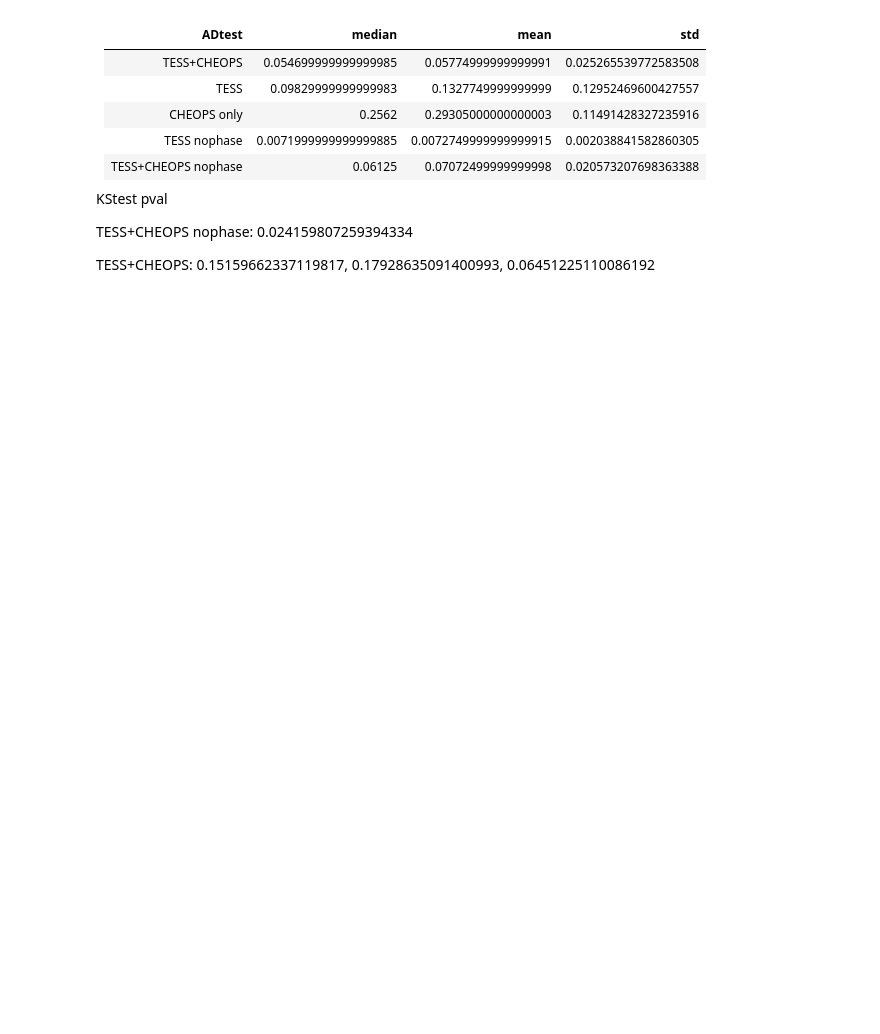
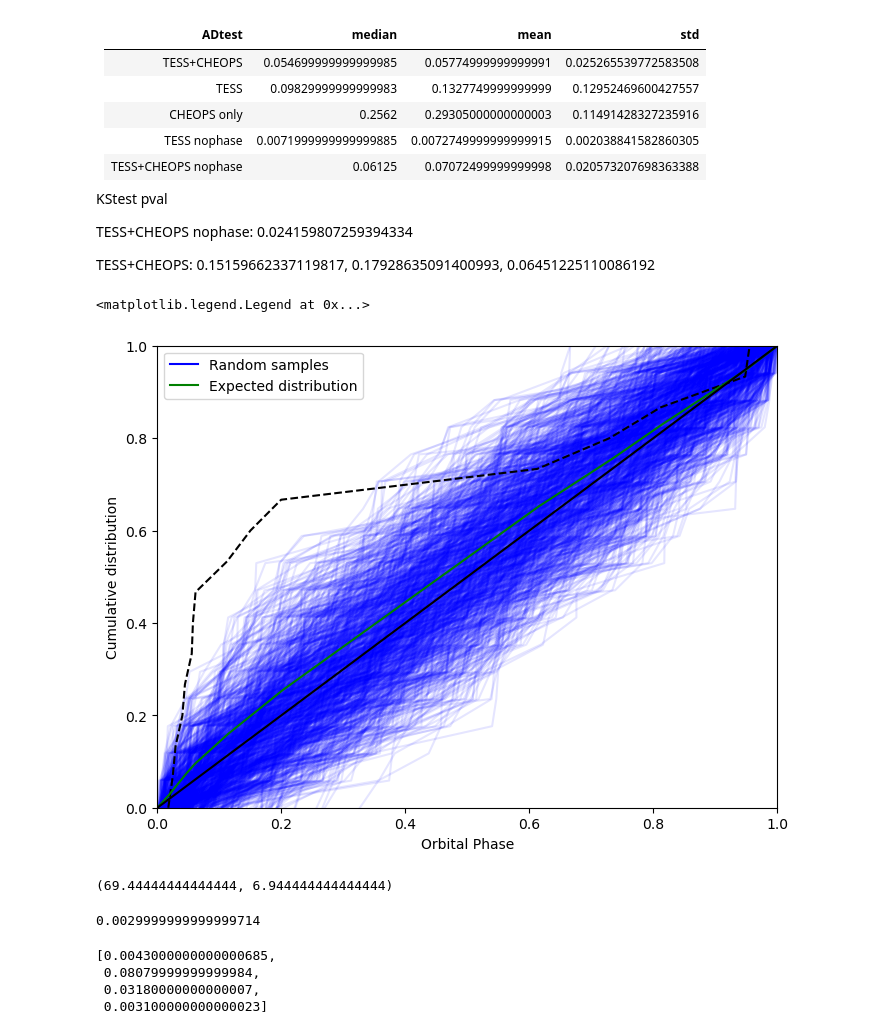
Before and after one commit to ekaterinailin/hip67522-spi, a Jupyter notebook: phase_coverage.ipynb, the cells around one changed output. Saved outputs shown, nothing was run; the diff lists cells and outputs as text; code cells hidden in the pictures; blank space fills up the shorter version.

```diff
--- a/phase_coverage.ipynb
+++ b/phase_coverage.ipynb
@@ -406,3 +448,53 @@ KStest pval
 TESS+CHEOPS nophase: 0.024159807259394334
 
 TESS+CHEOPS: 0.15159662337119817, 0.17928635091400993, 0.06451225110086192
+# %%
+# read samples.npy
+samples = np.load("samples.npy")
+
+samples.shape
+
+# plot a random subset of the samples as a cumulative histogram
+plt.figure(figsize=(8,6))
+for i in range(1000):
+    plt.plot(np.sort(samples[i]), np.linspace(0,1,len(samples[i])), alpha=0.1, color="blue")
+plt.plot(np.sort(pss), np.linspace(0,1,len(pss)), "k--")
+
+# plot f(p) as a green line
+f = interpolate.interp1d(p, cum_n_exp, fill_value="extrapolate")
+ph = np.linspace(0,1,1000)
+plt.plot(ph, f(ph), c="green")
+
+# plot the 1-1 line
+plt.plot(np.linspace(0,1,100), np.linspace(0,1,100), "k")
+
+plt.xlim(0,1)
+plt.ylim(0,1)
+
+plt.ylabel("Cumulative distribution")
+plt.xlabel("Orbital Phase")
+
+# make legend handles with 1D line objects
+import matplotlib.lines as mlines
+blue_line = mlines.Line2D([], [], color='blue', label='Random samples')
+green_line = mlines.Line2D([], [], color='green', label='Expected distribution')
+black_line = mlines.Line2D([], [], color="k", label="1-1 line")
+plt.legend(handles=[blue_line, green_line])
+# %% [output]
+<matplotlib.legend.Legend at 0x...>
+[figure, added]
+# %%
+1e5/60/24, 1e4/60/24
+# %% [output]
+(69.44444444444444, 6.944444444444444)
+# %%
+(100-99.7)/100
+# %% [output]
+0.0029999999999999714
+# %%
+pvals
+# %% [output]
+[0.0043000000000000685,
+ 0.08079999999999984,
+ 0.03180000000000007,
+ 0.003100000000000023]
```
Also changed, not shown: parts of 17 cells of this notebook, 4 other files.
